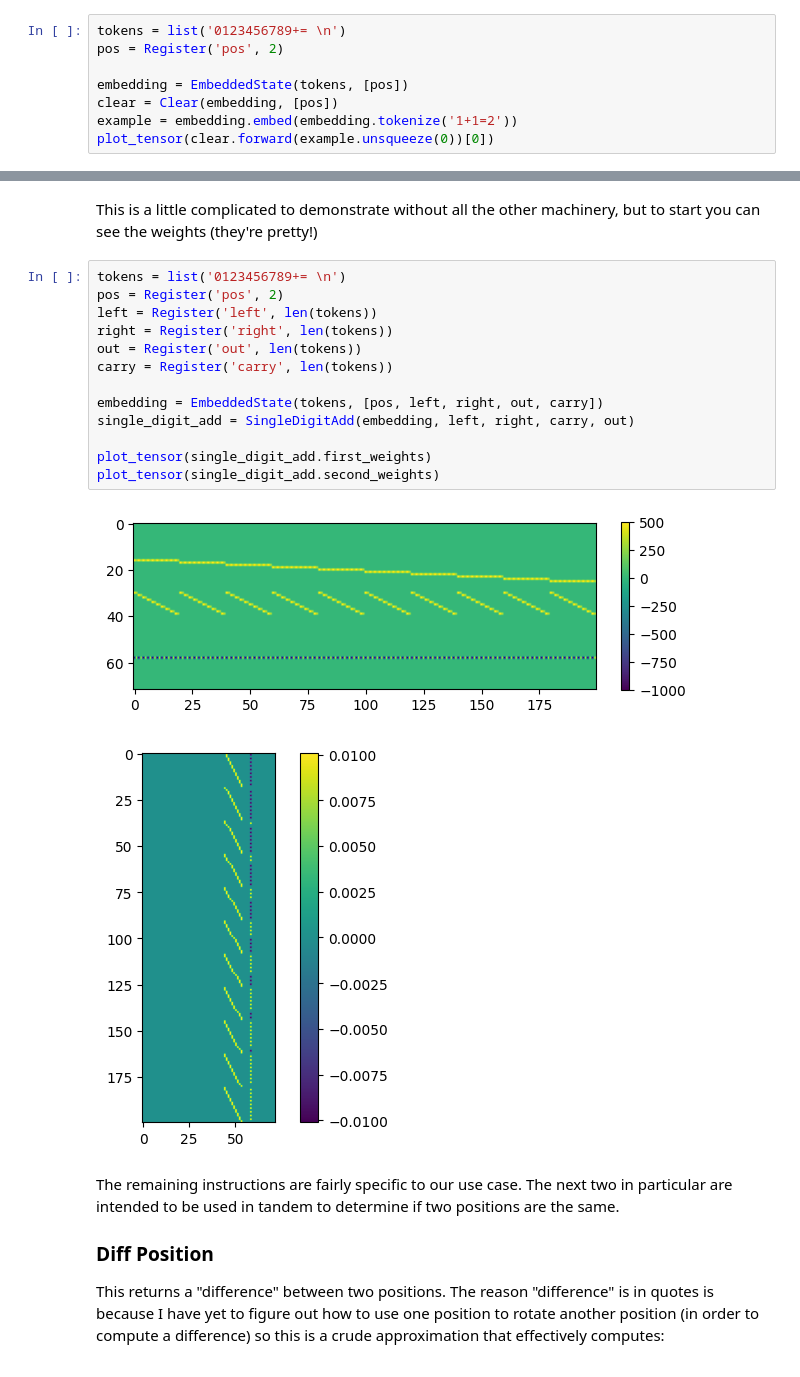
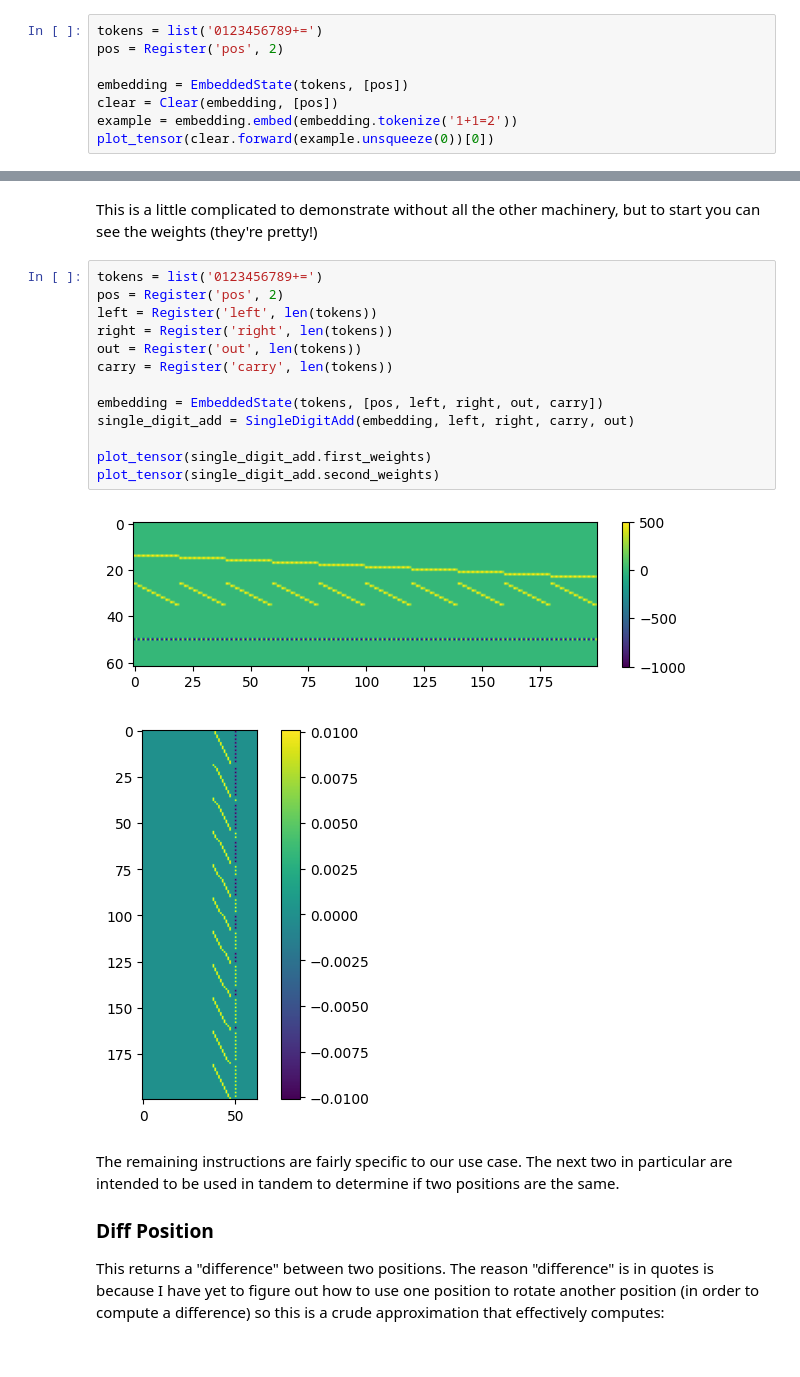
Before and after one commit to michael-go/handcrafted, a Jupyter notebook: HandCrafted.ipynb, the cells around one changed output, grey strips where cells are left out. Cells and saved outputs as stored; diff of their text form.

```diff
--- a/HandCrafted.ipynb
+++ b/HandCrafted.ipynb
@@ -527,7 +527,7 @@ class Clear(MLPLayer):
 # %% [markdown]
 As an example:
 # %%
-tokens = list('0123456789+= \n')
+tokens = list('0123456789+=')
 pos = Register('pos', 2)
 
 embedding = EmbeddedState(tokens, [pos])
@@ -590,21 +590,21 @@ class SingleDigitAdd(MLPLayer):
 # %% [markdown]
 This is a little complicated to demonstrate without all the other machinery, but to start you can see the weights (they're pretty!)
 # %%
-tokens = list('0123456789+= \n')
+tokens = list('0123456789+=')
 pos = Register('pos', 2)
 left = Register('left', len(tokens))
 right = Register('right', len(tokens))
 out = Register('out', len(tokens))
 carry = Register('carry', len(tokens))
 
 embedding = EmbeddedState(tokens, [pos, left, right, out, carry])
 single_digit_add = SingleDigitAdd(embedding, left, right, carry, out)
 
 plot_tensor(single_digit_add.first_weights)
 plot_tensor(single_digit_add.second_weights)
 # %% [output]
-[figure, old version]
+[figure, new version]
-[figure, old version]
+[figure, new version]
 # %% [markdown]
 The remaining instructions are fairly specific to our use case. The next two in particular are intended to be used in tandem to determine if two positions are the same.
 
```
Also changed, not shown: parts of 13 cells of this notebook.
